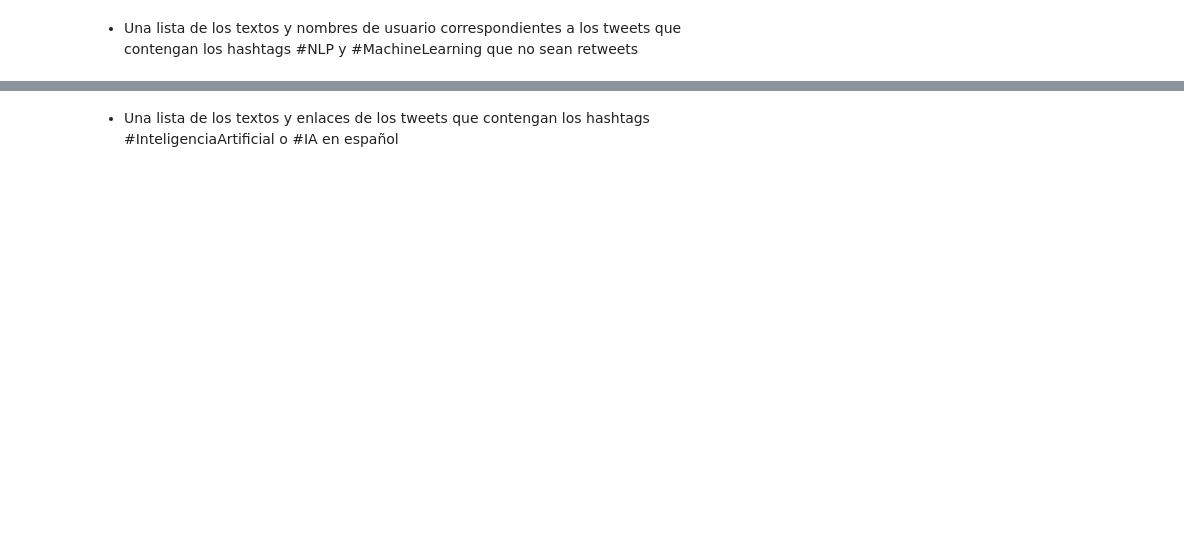
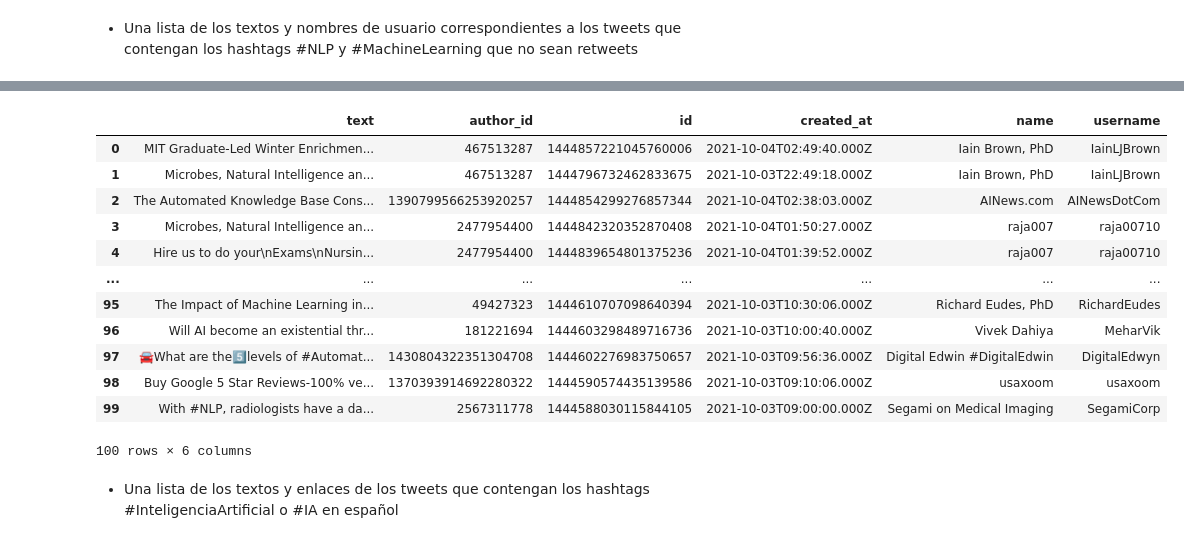
Before and after one commit to estebanarivasv/IA-2021, a Jupyter notebook: proyecto_PNL/1 - Obtener datos de la API.ipynb, the cells around one changed output, grey strips where cells are left out. Drawn from its saved outputs; the diff is of its cells as text; code cells hidden in the pictures; blank space fills up the shorter version.

```diff
--- a/proyecto_PNL/1 - Obtener datos de la API.ipynb
+++ b/proyecto_PNL/1 - Obtener datos de la API.ipynb
@@ -115,2 +151,19 @@ df
 # %% [markdown]
 - Una lista de los textos y nombres de usuario correspondientes a los tweets que contengan los hashtags #NLP y #MachineLearning que no sean retweets
+# %%
+# Definimos los hashtags y que no sean retweets para no tener repetidos
+params = {
+    'query': '#NLP #MachineLearning -is:retweet',
+    'tweet.fields':'created_at',
+    'expansions': 'author_id',
+    'user.fields':'username',
+    'max_results':100
+}
+
+response = requests.get(url, headers=headers, params=params)
+
+if response.status_code != 200:
+    raise Exception(response.status_code, response.text)
+
+df = pd.json_normalize(response.json()['data'])
+df
@@ -116,0 +184,4 @@ df
+# %%
+df_users = pd.json_normalize(response.json()['includes']['users'])
+df_users.rename(columns={'id': 'author_id'}, inplace=True)
+df_users
@@ -117,2 +206,19 @@ df
+# %%
+# Unimos los dos dataframes por medio de la columna "author_id"
+pd.merge(df, df_users, on="author_id")
+# %% [output]
+|  | text | author_id | id | created_at | name | username |
+| 0 | MIT Graduate-Led Winter Enrichmen... | 467513287 | 1444857221045760006 | 2021-10-04T02:49:40.000Z | Iain Brown, PhD | IainLJBrown |
+| 1 | Microbes, Natural Intelligence an... | 467513287 | 1444796732462833675 | 2021-10-03T22:49:18.000Z | Iain Brown, PhD | IainLJBrown |
+| 2 | The Automated Knowledge Base Cons... | 1390799566253920257 | 1444854299276857344 | 2021-10-04T02:38:03.000Z | AINews.com | AINewsDotCom |
+| 3 | Microbes, Natural Intelligence an... | 2477954400 | 1444842320352870408 | 2021-10-04T01:50:27.000Z | raja007 | raja00710 |
+| 4 | Hire us to do your\nExams\nNursin... | 2477954400 | 1444839654801375236 | 2021-10-04T01:39:52.000Z | raja007 | raja00710 |
+| ... | ... | ... | ... | ... | ... | ... |
+| 95 | The Impact of Machine Learning in... | 49427323 | 1444610707098640394 | 2021-10-03T10:30:06.000Z | Richard Eudes, PhD | RichardEudes |
+| 96 | Will AI become an existential thr... | 181221694 | 1444603298489716736 | 2021-10-03T10:00:40.000Z | Vivek Dahiya | MeharVik |
+| 97 | 🚘What are the5⃣levels of #Automat... | 1430804322351304708 | 1444602276983750657 | 2021-10-03T09:56:36.000Z | Digital Edwin #DigitalEdwin | DigitalEdwyn |
+| 98 | Buy Google 5 Star Reviews-100% ve... | 1370393914692280322 | 1444590574435139586 | 2021-10-03T09:10:06.000Z | usaxoom | usaxoom |
+| 99 | With #NLP, radiologists have a da... | 2567311778 | 1444588030115844105 | 2021-10-03T09:00:00.000Z | Segami on Medical Imaging | SegamiCorp |
+100 rows × 6 columns
 # %% [markdown]
 - Una lista de los textos y enlaces de los tweets que contengan los hashtags #InteligenciaArtificial o #IA en español
```
Also changed, not shown: parts of 21 cells of this notebook, 1 other file.
